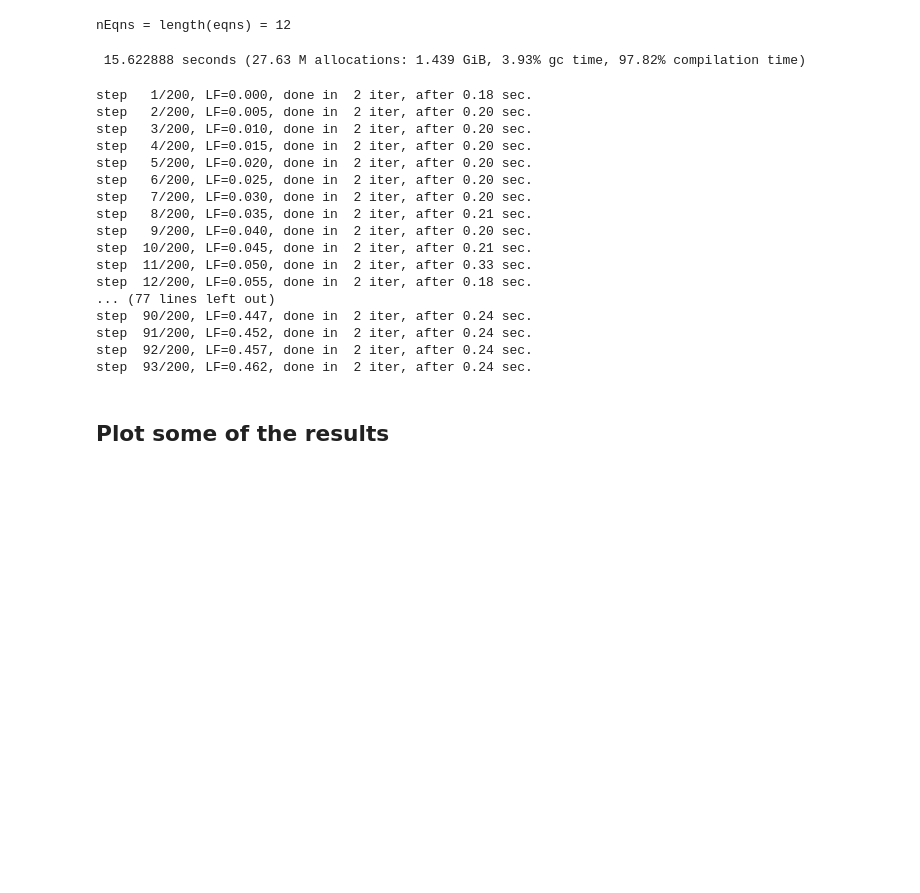
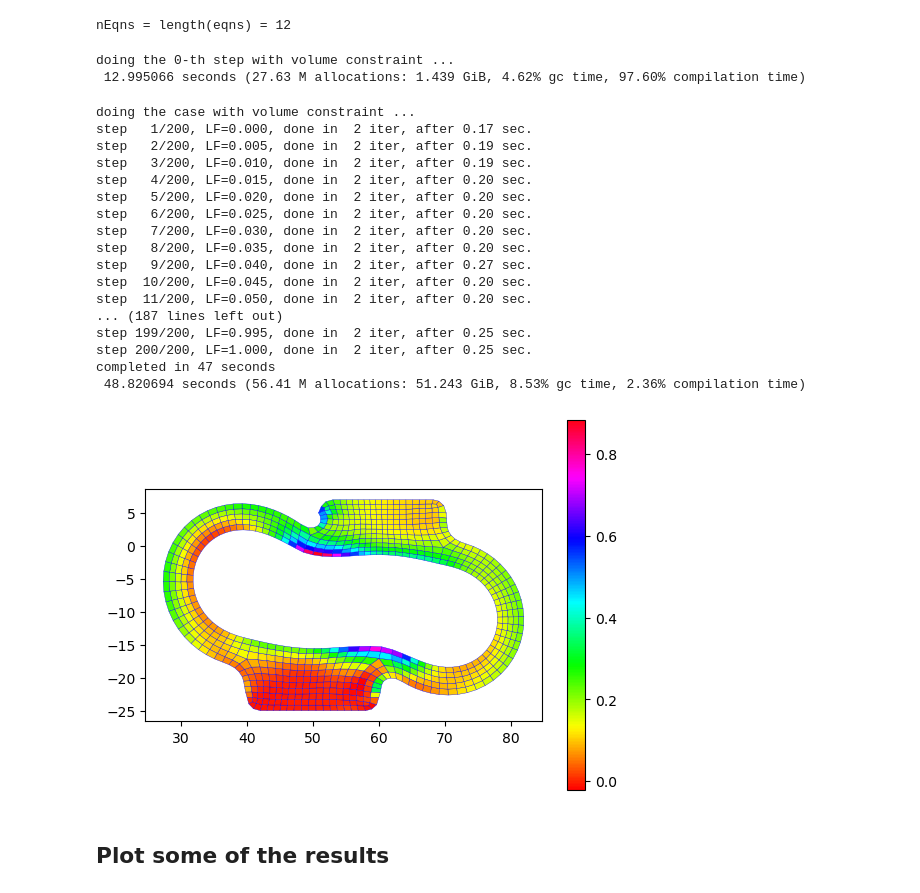
Before and after one commit to avigliotti/AD4SM_examples, a Jupyter notebook: examples/example_04_AxSymDomain.ipynb, the cells around one changed output. Saved outputs shown, nothing was run; the diff lists cells and outputs as text; code cells hidden in the pictures; blank space fills up the shorter version.

```diff
--- a/examples/example_04_AxSymDomain.ipynb
+++ b/examples/example_04_AxSymDomain.ipynb
@@ -104,7 +106,10 @@ ballus    = true
 ;
 # %%
-sFileName = splitext(basename(sMeshFile))[1];
-mymodel   = AbaqusReader.abaqus_read_mesh(sMeshFile)
+mymodel   = with_logger(Logging.NullLogger()) do
+  AbaqusReader.abaqus_read_mesh(sMeshFile)
+end
+@printf("\n\t loaded %s \n", sMeshFile)
+
 nodes     = [mymodel["nodes"][ii] for ii in 1:mymodel["nodes"].count]
 el_nodes  = [item[2]              for item in mymodel["elements"]]
 
@@ -130,11 +135,5 @@ idxu      = LinearIndices((2,nNodes))
 
 pos_btm   = hcat(nodes[sort_bnd(nodes, id_btm)]...)
 pos_top   = hcat(nodes[sort_bnd(nodes, id_top)]...)
-
-plot_model(elems, nodes)
-PyPlot.plot(pos0[1,:], pos0[2,:], color=:b)
-PyPlot.plot(pos_btm[1,:], pos_btm[2,:], color=:r)
-PyPlot.plot(pos_top[1,:], pos_top[2,:], color=:r)
-PyPlot.title("Undeformed domain")
 ;
 # %% [output]
@@ -259,44 +249,49 @@ u0[:,id_btm]     .= 0
 u0[2,id_top]     .= 0
 ;
 # %%
+println("doing the 0-th step with volume constraint ... ");
 @time Solvers.solvestep!(elems, u0, u0, bifree, λ=λ, dTolu=1e-5, dTole=1e-3, eqns=eqns)
 ;
 # %% [output]
- 15.622888 seconds (27.63 M allocations: 1.439 GiB, 3.93% gc time, 97.82% compilation time)
+doing the 0-th step with volume constraint ...
+ 12.995066 seconds (27.63 M allocations: 1.439 GiB, 4.62% gc time, 97.60% compilation time)
 # %%
 u           = copy(u0)
 u[:,id_btm] .= 0
 u[2,id_top] .= -Δu
 
-allus_d = Solvers.solve(elems, u, ifree=bifree, λ=λ, eqns=eqns, LF=range(0, 1, length=200),
+
+println("doing the case with volume constraint ... ")
+@time allus_d = Solvers.solve(elems, u, ifree=bifree, λ=λ, eqns=eqns, LF=range(0, 1, length=200),
                      becho=true, bechoi=false, ballus=ballus,
                      dTolu=1e-5, dTole=5e-2, maxiter=11)
 ;
 # %% [output]
-step   1/200, LF=0.000, done in  2 iter, after 0.18 sec.
-step   2/200, LF=0.005, done in  2 iter, after 0.20 sec.
-step   3/200, LF=0.010, done in  2 iter, after 0.20 sec.
+doing the case with volume constraint ...
+step   1/200, LF=0.000, done in  2 iter, after 0.17 sec.
+step   2/200, LF=0.005, done in  2 iter, after 0.19 sec.
+step   3/200, LF=0.010, done in  2 iter, after 0.19 sec.
 step   4/200, LF=0.015, done in  2 iter, after 0.20 sec.
 step   5/200, LF=0.020, done in  2 iter, after 0.20 sec.
 step   6/200, LF=0.025, done in  2 iter, after 0.20 sec.
 step   7/200, LF=0.030, done in  2 iter, after 0.20 sec.
-step   8/200, LF=0.035, done in  2 iter, after 0.21 sec.
-step   9/200, LF=0.040, done in  2 iter, after 0.20 sec.
-step  10/200, LF=0.045, done in  2 iter, after 0.21 sec.
-step  11/200, LF=0.050, done in  2 iter, after 0.33 sec.
-step  12/200, LF=0.055, done in  2 iter, after 0.18 sec.
-... (77 lines left out)
-step  90/200, LF=0.447, done in  2 iter, after 0.24 sec.
-step  91/200, LF=0.452, done in  2 iter, after 0.24 sec.
-step  92/200, LF=0.457, done in  2 iter, after 0.24 sec.
-step  93/200, LF=0.462, done in  2 iter, after 0.24 sec.
+step   8/200, LF=0.035, done in  2 iter, after 0.20 sec.
+step   9/200, LF=0.040, done in  2 iter, after 0.27 sec.
+step  10/200, LF=0.045, done in  2 iter, after 0.20 sec.
+step  11/200, LF=0.050, done in  2 iter, after 0.20 sec.
+... (187 lines left out)
+step 199/200, LF=0.995, done in  2 iter, after 0.25 sec.
+step 200/200, LF=1.000, done in  2 iter, after 0.25 sec.
+completed in 47 seconds
+ 48.820694 seconds (56.41 M allocations: 51.243 GiB, 8.53% gc time, 2.36% compilation time)
 # %%
-cfig = PyPlot.figure()
+cfig, ax = PyPlot.subplots()
 
-ax1  = cfig.add_subplot(1,1,1)
-plot_model(elems, nodes, cfig=cfig, ax=ax1,
+plot_model(elems, nodes, cfig=cfig, ax=ax,
   u=allus_d[end][1], Φ=get_I1(elems, allus_d[end][1]).-3)
 ;
+# %% [output]
+[figure, added]
 # %% [markdown]
 ## Plot some of the results
 # %%
```
Also changed, not shown: parts of 8 cells of this notebook, 14 other files.
